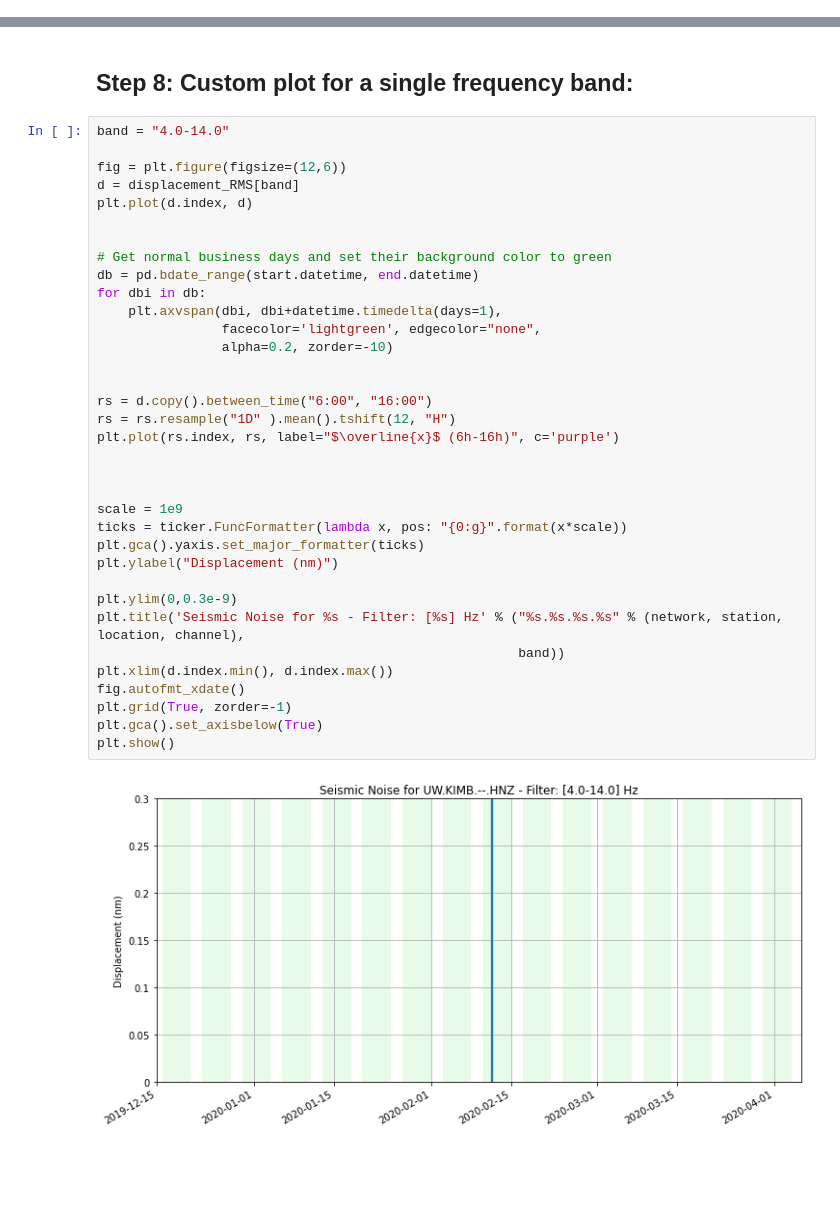
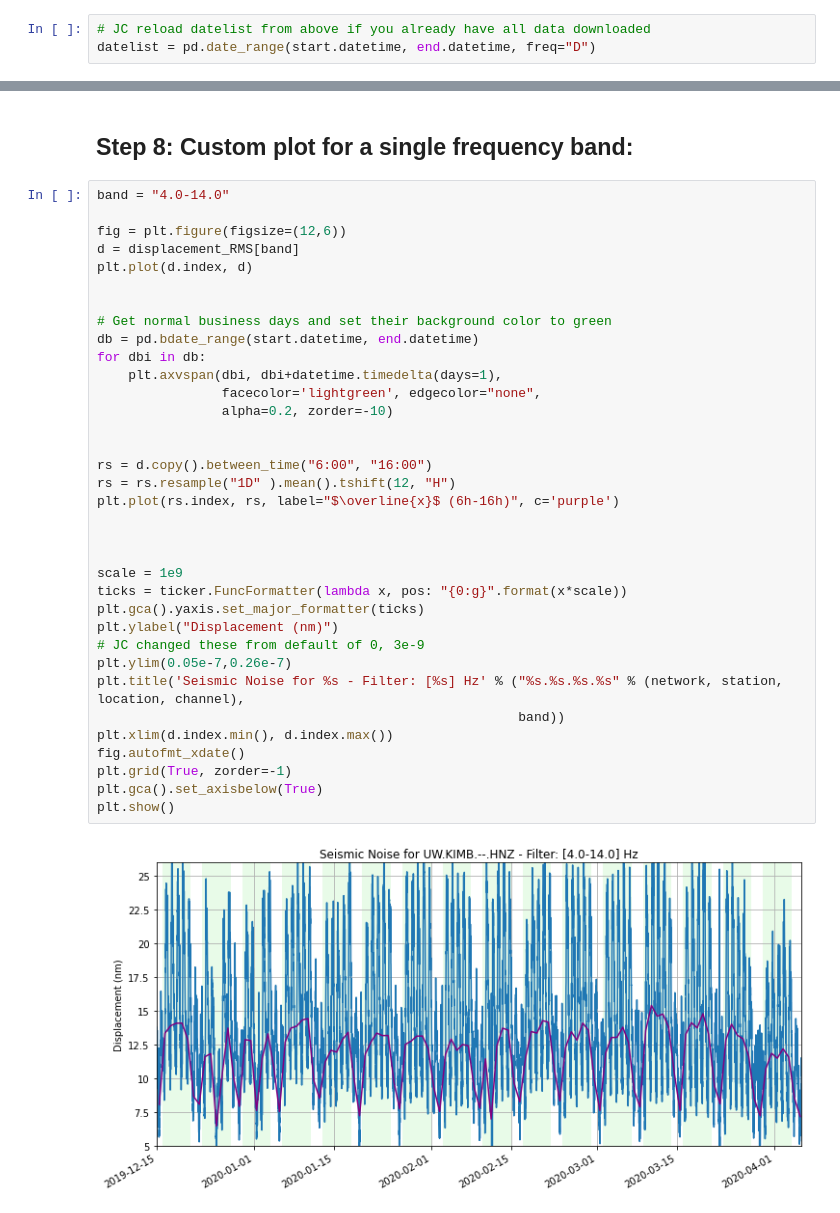
Before and after one commit to joncon/SeismoRMS, a Jupyter notebook: kimb.ipynb, the cells around one changed output, grey strips where cells are left out. Saved outputs shown, nothing was run; the diff lists cells and outputs as text; blank space fills up the shorter version.

Commit message:
change y-axis plotting for sm stations

```diff
--- a/kimb.ipynb
+++ b/kimb.ipynb
@@ -89,6 +89,9 @@ UW.KIMB..HNZ | 2019-12-17T23:29:59.000000Z - 2019-12-19T00:30:01.000000Z | 200.0
                         UW.KIMB (Kimball School ANSS-SMO)
                 Channels (1):
                         UW.KIMB..HNZ
+# %%
+# JC reload datelist from above if you already have all data downloaded
+datelist = pd.date_range(start.datetime, end.datetime, freq="D")
 # %% [markdown]
 ## Step 4: Compute PPSDs using custom paramters
 
@@ -205,33 +208,33 @@ fig = plt.figure(figsize=(12,6))
 d = displacement_RMS[band]
 plt.plot(d.index, d)
 
 
 # Get normal business days and set their background color to green
 db = pd.bdate_range(start.datetime, end.datetime)
 for dbi in db:
     plt.axvspan(dbi, dbi+datetime.timedelta(days=1),
                 facecolor='lightgreen', edgecolor="none",
                 alpha=0.2, zorder=-10)
 
 
 rs = d.copy().between_time("6:00", "16:00")
 rs = rs.resample("1D" ).mean().tshift(12, "H")
 plt.plot(rs.index, rs, label="$\overline{x}$ (6h-16h)", c='purple')
 
 
 
 scale = 1e9
 ticks = ticker.FuncFormatter(lambda x, pos: "{0:g}".format(x*scale))
 plt.gca().yaxis.set_major_formatter(ticks)
 plt.ylabel("Displacement (nm)")
-
-plt.ylim(0,0.3e-9)
+# JC changed these from default of 0, 3e-9
+plt.ylim(0.05e-7,0.26e-7)
 plt.title('Seismic Noise for %s - Filter: [%s] Hz' % ("%s.%s.%s.%s" % (network, station, location, channel),
                                                       band))
 plt.xlim(d.index.min(), d.index.max())
 fig.autofmt_xdate()
 plt.grid(True, zorder=-1)
 plt.gca().set_axisbelow(True)
 plt.show()
 # %% [output]
-[figure, old version]
+[figure, new version]
```
